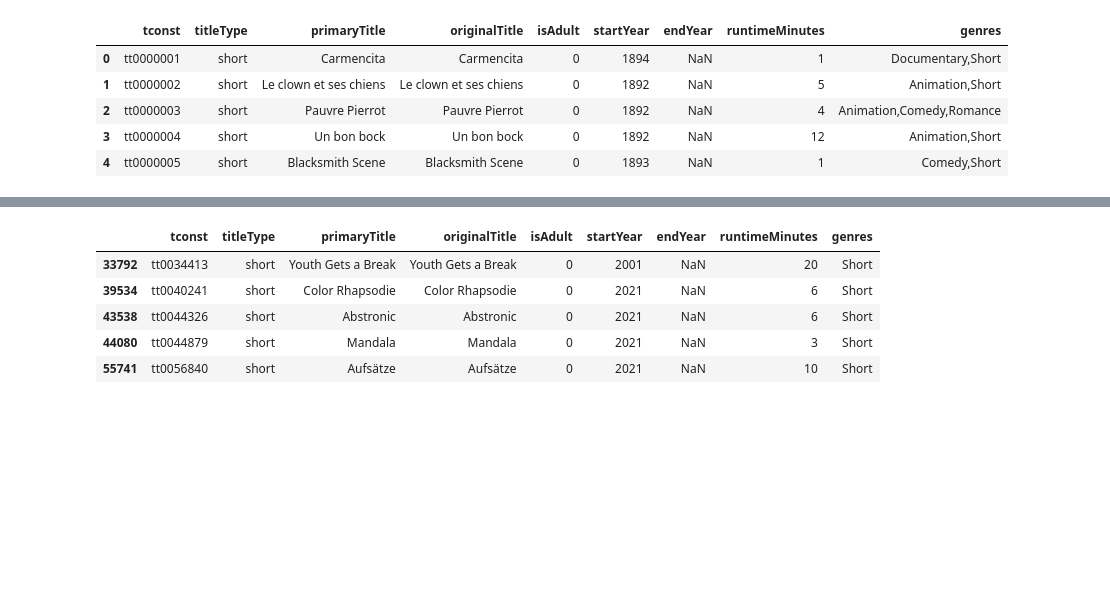
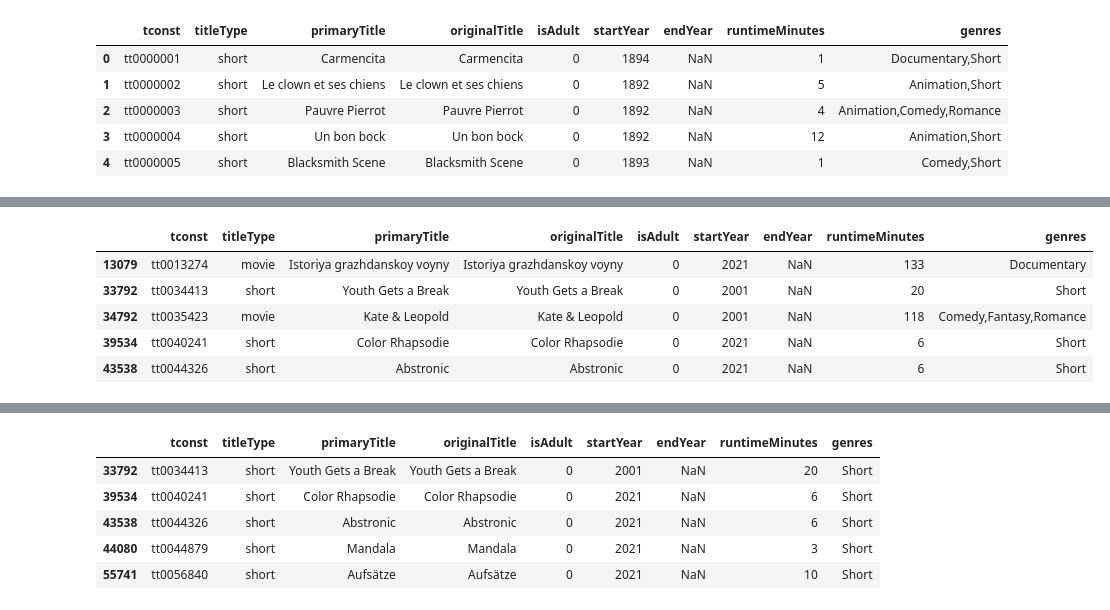
Before and after one commit to dvisionst/Project_Three, a Jupyter notebook: Project_three_main.ipynb, the cells around one changed output, grey strips where cells are left out. Saved outputs shown, nothing was run; the diff lists cells and outputs as text; code cells hidden in the pictures; blank space fills up the shorter version.

```diff
--- a/Project_three_main.ipynb
+++ b/Project_three_main.ipynb
@@ -115,0 +122,11 @@ basics.head()
+# %%
+# dropping  any movie that had start year after 2022
+basics.drop(basics[future].index, inplace=True)
+basics.head()
+# %% [output]
+|  | tconst | titleType | primaryTitle | originalTitle | isAdult | startYear | endYear | runtimeMinutes | genres |
+| 13079 | tt0013274 | movie | Istoriya grazhdanskoy voyny | Istoriya grazhdanskoy voyny | 0 | 2021 | NaN | 133 | Documentary |
+| 33792 | tt0034413 | short | Youth Gets a Break | Youth Gets a Break | 0 | 2001 | NaN | 20 | Short |
+| 34792 | tt0035423 | movie | Kate & Leopold | Kate & Leopold | 0 | 2001 | NaN | 118 | Comedy,Fantasy,Romance |
+| 39534 | tt0040241 | short | Color Rhapsodie | Color Rhapsodie | 0 | 2021 | NaN | 6 | Short |
+| 43538 | tt0044326 | short | Abstronic | Abstronic | 0 | 2021 | NaN | 6 | Short |
```
Also changed, not shown: parts of 9 cells of this notebook.
